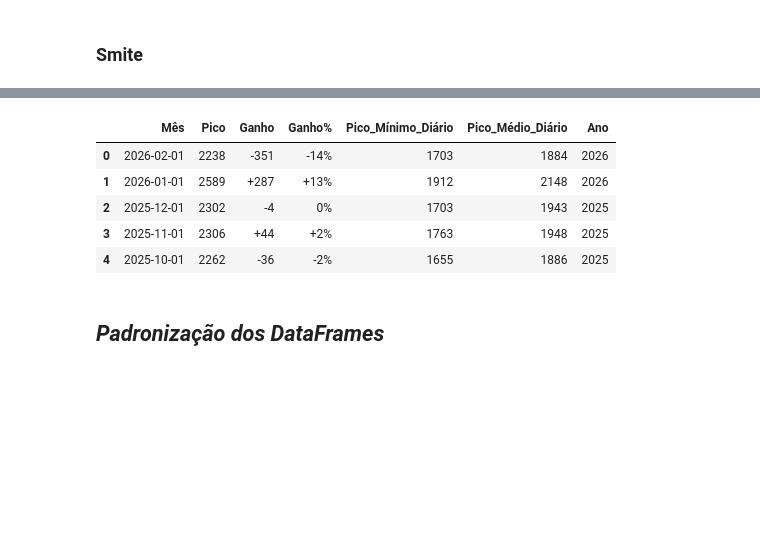
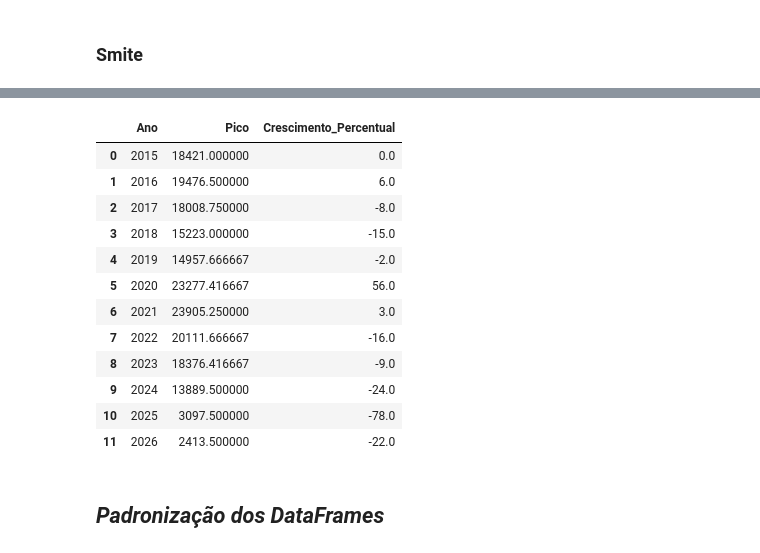
Before and after one commit to GabrielMSAlbino/Lol-esta-acabando-ponto-de-interogacao, a Jupyter notebook: lol_esta_acabandov2.ipynb, the cells around one changed output, grey strips where cells are left out. Saved outputs shown, nothing was run; the diff lists cells and outputs as text; code cells hidden in the pictures; blank space fills up the shorter version.

```diff
--- a/lol_esta_acabandov2.ipynb
+++ b/lol_esta_acabandov2.ipynb
@@ -274,12 +244,19 @@ memory usage: 6.5 KB
 # %%
-df_smite.head()
+df_smite_anual.head(12)
 # %% [output]
-|  | Mês | Pico | Ganho | Ganho% | Pico_Mínimo_Diário | Pico_Médio_Diário | Ano |
-| 0 | 2026-02-01 | 2238 | -351 | -14% | 1703 | 1884 | 2026 |
-| 1 | 2026-01-01 | 2589 | +287 | +13% | 1912 | 2148 | 2026 |
-| 2 | 2025-12-01 | 2302 | -4 | 0% | 1703 | 1943 | 2025 |
-| 3 | 2025-11-01 | 2306 | +44 | +2% | 1763 | 1948 | 2025 |
-| 4 | 2025-10-01 | 2262 | -36 | -2% | 1655 | 1886 | 2025 |
+|  | Ano | Pico | Crescimento_Percentual |
+| 0 | 2015 | 18421.000000 | 0.0 |
+| 1 | 2016 | 19476.500000 | 6.0 |
+| 2 | 2017 | 18008.750000 | -8.0 |
+| 3 | 2018 | 15223.000000 | -15.0 |
+| 4 | 2019 | 14957.666667 | -2.0 |
+| 5 | 2020 | 23277.416667 | 56.0 |
+| 6 | 2021 | 23905.250000 | 3.0 |
+| 7 | 2022 | 20111.666667 | -16.0 |
+| 8 | 2023 | 18376.416667 | -9.0 |
+| 9 | 2024 | 13889.500000 | -24.0 |
+| 10 | 2025 | 3097.500000 | -78.0 |
+| 11 | 2026 | 2413.500000 | -22.0 |
 # %% [markdown]
 ## ***Padronização dos DataFrames***
 # %%
```
Also changed, not shown: parts of 7 cells of this notebook.
